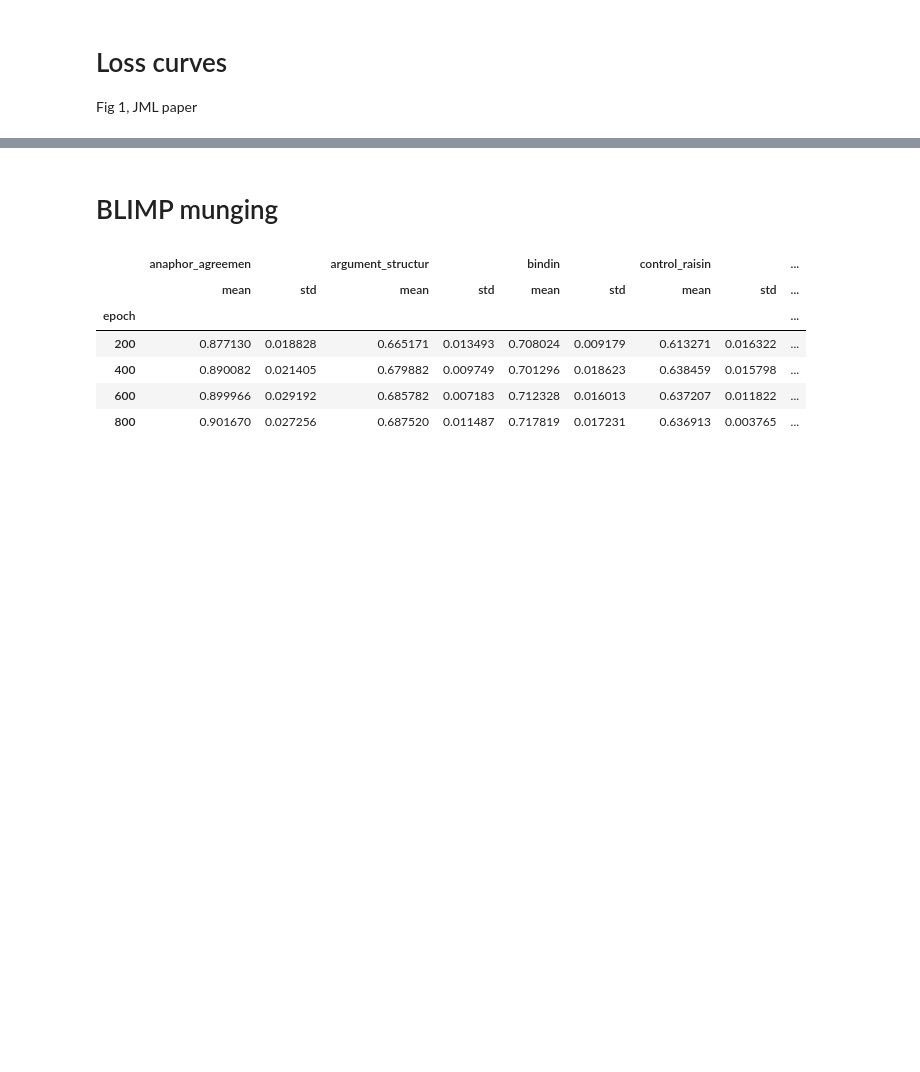
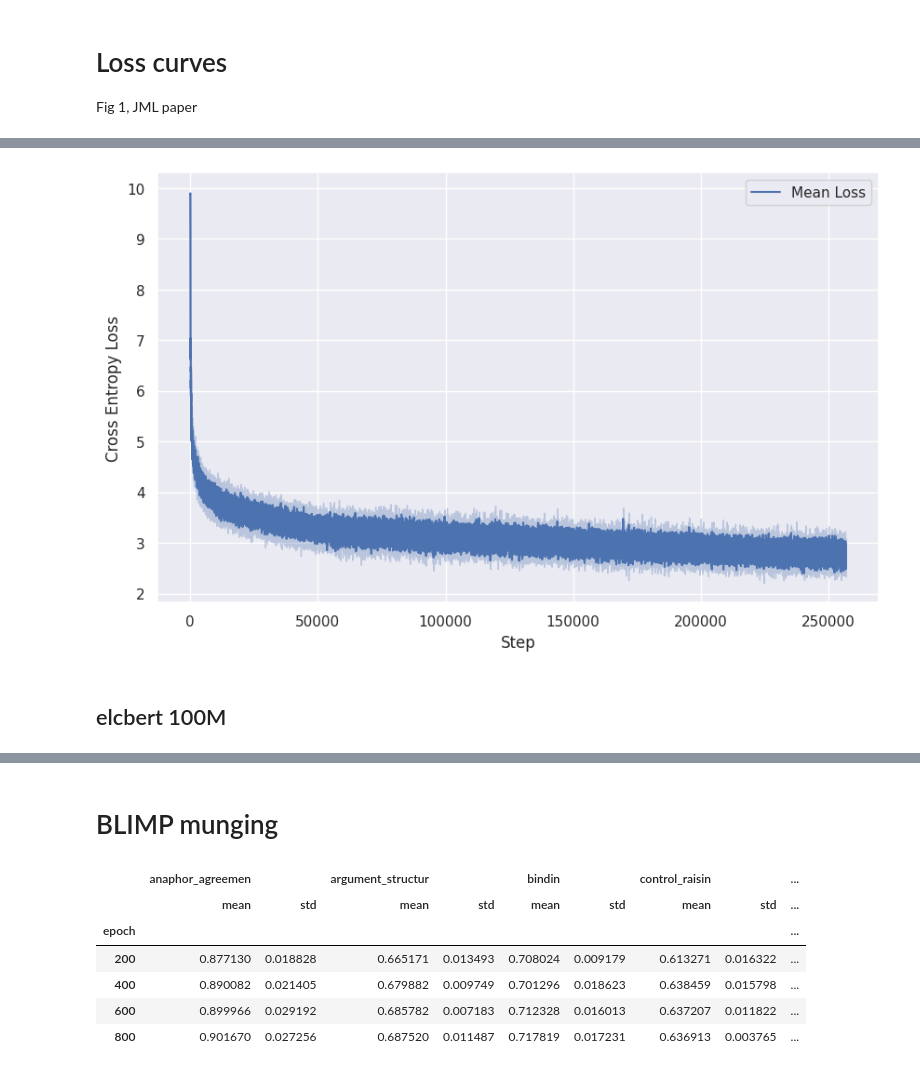
Before and after one commit to michahu/evaluation-pipeline, a Jupyter notebook: collate.ipynb, the cells around one changed output, grey strips where cells are left out. Drawn from its saved outputs; the diff is of its cells as text; code cells hidden in the pictures; blank space fills up the shorter version.

```diff
--- a/collate.ipynb
+++ b/collate.ipynb
@@ -375,0 +376,9 @@ plt.plot(smoothed_losses)
+# %%
+losses_11 = extract_loss("../ltg-bert/babylm/train/report/ltgbert_part1_1.out")
+losses_21 = extract_loss("../ltg-bert/babylm/train/report/ltgbert_part2_1.out")
+
+losses_12 = extract_loss("../ltg-bert/babylm/train/report/ltgbert_part1_2.out")
+losses_22 = extract_loss("../ltg-bert/babylm/train/report/ltgbert_part2_2.out")
+
+losses_13 = extract_loss("../ltg-bert/babylm/train/report/ltgbert_part1_3.out")
+losses_23 = extract_loss("../ltg-bert/babylm/train/report/ltgbert_part2_3.out")
@@ -375,0 +418,6 @@ plt.plot(smoothed_losses)
+# %%
+offset=0.22
+multiplier=0.85
+losses_1 = fix_loss_curve(losses_11, losses_21, offset=offset, multiplier=multiplier)
+losses_2 = fix_loss_curve(losses_12, losses_22, offset=offset, multiplier=multiplier)
+losses_3 = fix_loss_curve(losses_13, losses_22, offset=offset, multiplier=multiplier)
@@ -375,0 +426,6 @@ plt.plot(smoothed_losses)
+# %%
+plot_training_loss([losses_1, losses_2, losses_3])
+# %% [output]
+[figure, added]
+# %% [markdown]
+## elcbert 100M
```
Also changed, not shown: parts of 15 cells of this notebook, 6 other files.
